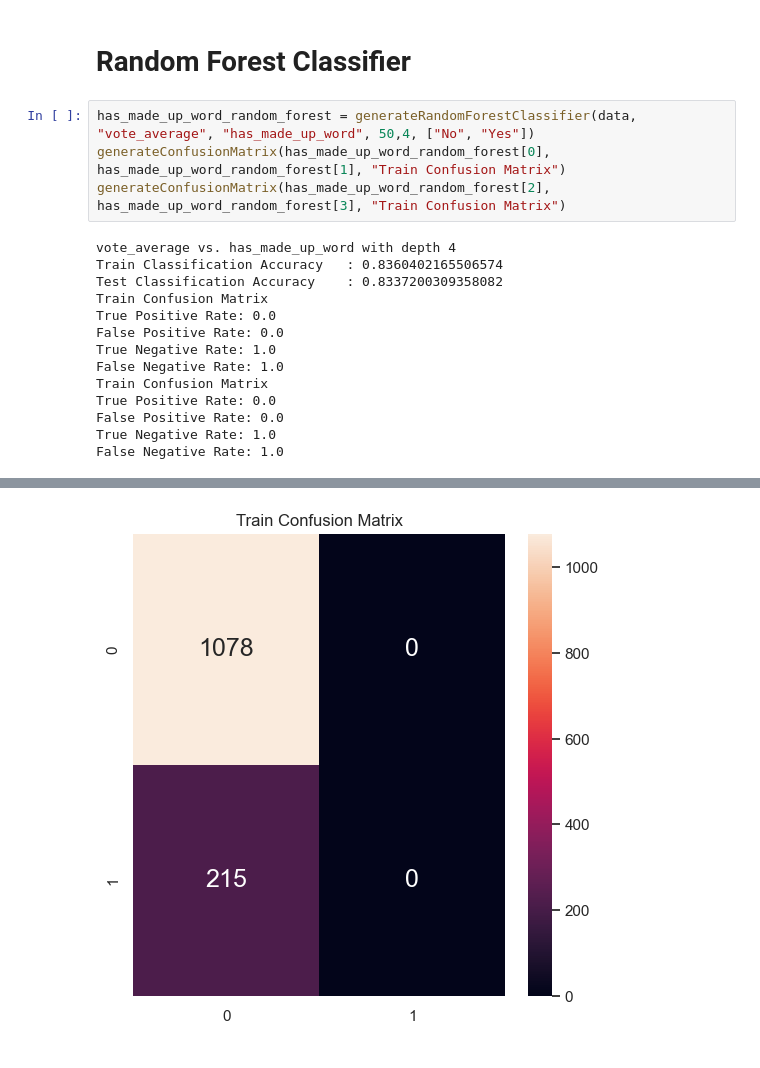
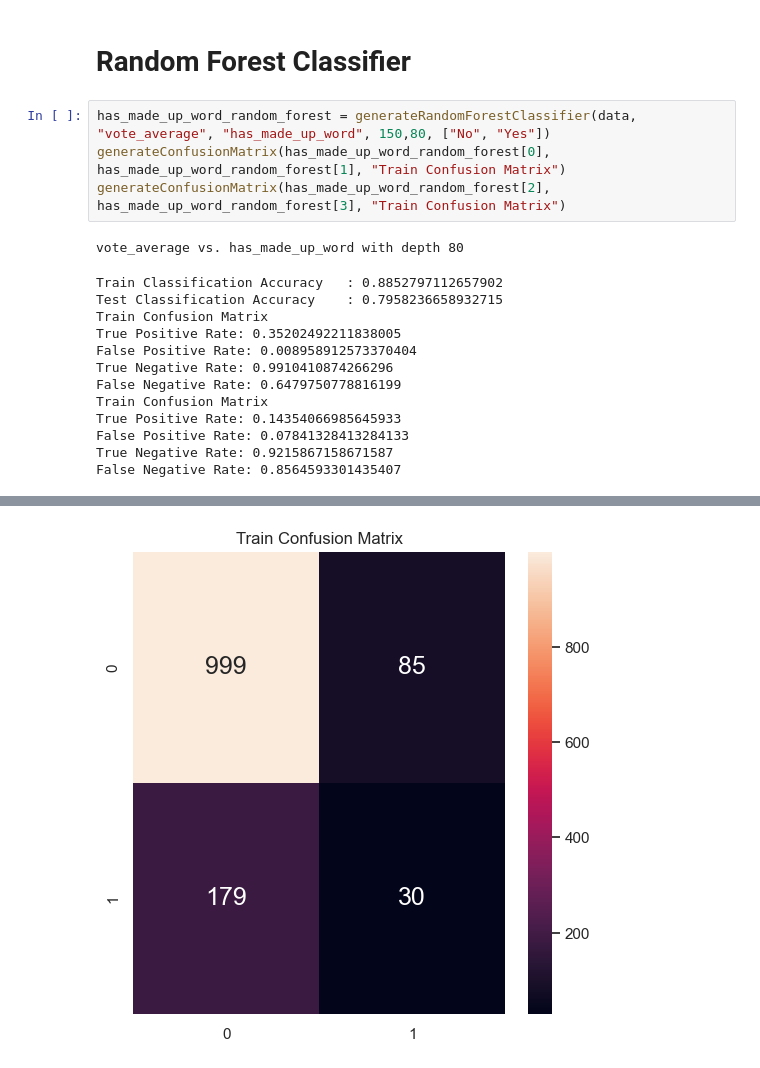
Before and after one commit to ChristopherOka/SC1015-mini-project, a Jupyter notebook: scripts/model.ipynb, the cells around one changed output, grey strips where cells are left out. Drawn from its saved outputs; the diff is of its cells as text.

Commit message:
tuned random forest to give better results

```diff
--- a/scripts/model.ipynb
+++ b/scripts/model.ipynb
@@ -214,20 +214,20 @@ False Negative Rate: 0.69
 # %% [markdown]
 # Random Forest Classifier
 # %%
-has_made_up_word_random_forest = generateRandomForestClassifier(data, "vote_average", "has_made_up_word", 50,4, ["No", "Yes"])
+has_made_up_word_random_forest = generateRandomForestClassifier(data, "vote_average", "has_made_up_word", 150,80, ["No", "Yes"])
 generateConfusionMatrix(has_made_up_word_random_forest[0], has_made_up_word_random_forest[1], "Train Confusion Matrix")
 generateConfusionMatrix(has_made_up_word_random_forest[2], has_made_up_word_random_forest[3], "Train Confusion Matrix")
 # %% [output]
-vote_average vs. has_made_up_word with depth 4
-Train Classification Accuracy   : 0.8360402165506574
-Test Classification Accuracy    : 0.8337200309358082
-Train Confusion Matrix
-True Positive Rate: 0.0
-False Positive Rate: 0.0
-True Negative Rate: 1.0
-False Negative Rate: 1.0
-Train Confusion Matrix
-True Positive Rate: 0.0
-False Positive Rate: 0.0
-True Negative Rate: 1.0
-False Negative Rate: 1.0
+vote_average vs. has_made_up_word with depth 80
+Train Classification Accuracy   : 0.8852797112657902
+Test Classification Accuracy    : 0.7958236658932715
+Train Confusion Matrix
+True Positive Rate: 0.35202492211838005
+False Positive Rate: 0.008958912573370404
+True Negative Rate: 0.9910410874266296
+False Negative Rate: 0.6479750778816199
+Train Confusion Matrix
+True Positive Rate: 0.14354066985645933
+False Positive Rate: 0.07841328413284133
+True Negative Rate: 0.9215867158671587
+False Negative Rate: 0.8564593301435407
@@ -235 +235 @@ False Negative Rate: 1.0
-[figure, old version]
+[figure, new version]
```
Also changed, not shown: parts of 4 cells of this notebook.
